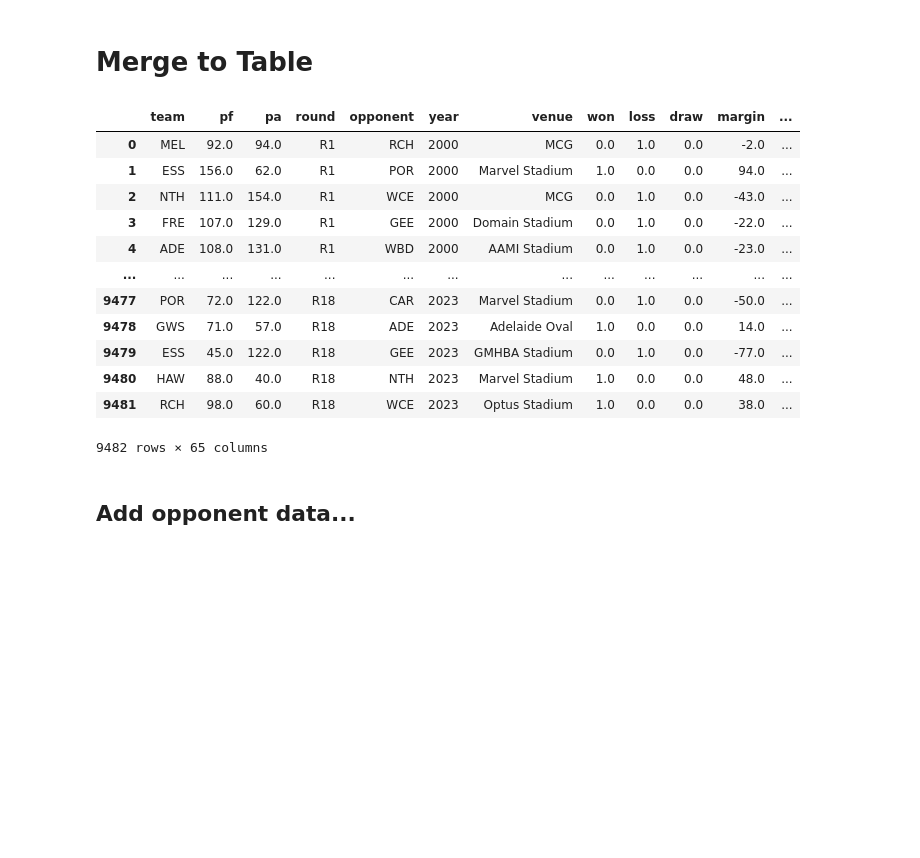
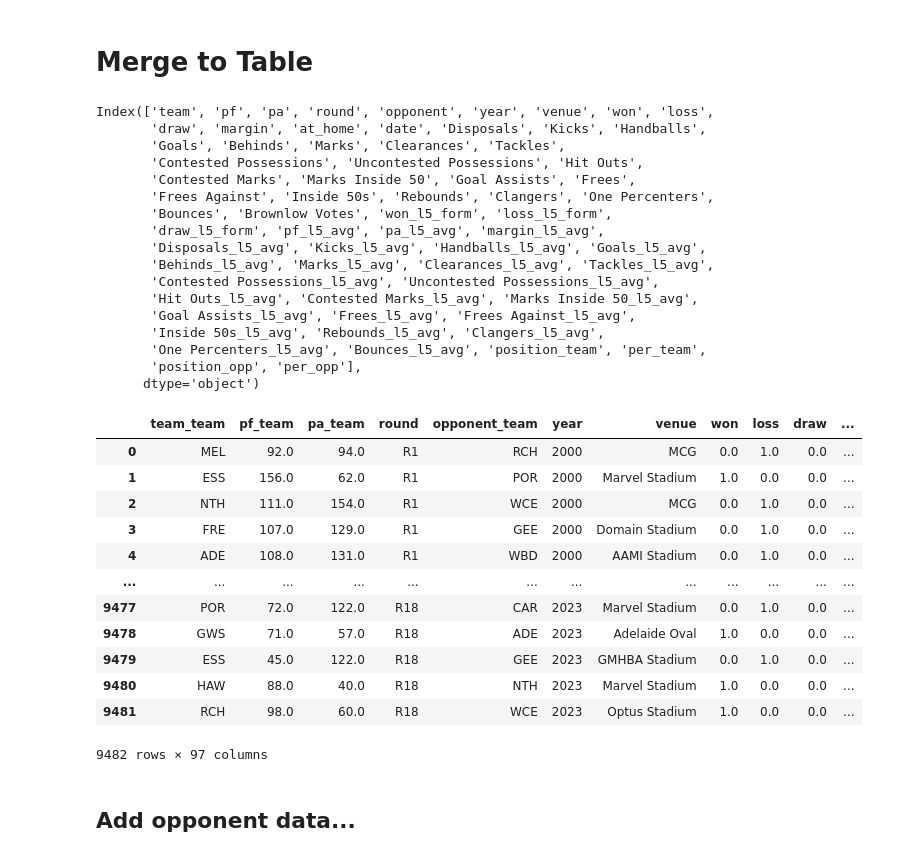
Before and after one commit to caseynator123/footyfootyfooty, a Jupyter notebook: data_wrangling/team_records.ipynb, the cells around one changed output. Cells and saved outputs as stored; diff of their text form; code cells hidden in the pictures; blank space fills up the shorter version.

```diff
--- a/data_wrangling/team_records.ipynb
+++ b/data_wrangling/team_records.ipynb
@@ -274,22 +274,60 @@ ladder['start_round'] =  ladder['round'].apply(lambda x: 'R'+str(int(x.split('R'
 team_stats = team_stats.merge(ladder[['year','team','start_round','position','per']],
                  left_on=['team','year','round'],right_on=['team','year','start_round'],
                              how='left')
+# %%
+team_stats = team_stats.merge(ladder[['year','team','start_round','position','per']],
+                 left_on=['opponent','year','round'],right_on=['team','year','start_round'],
+                             how='left',suffixes=['_team','_opp'])
+# %%
+team_stats = team_stats.rename(columns={'team_team':'team'}).drop(columns=['start_round_team','start_round_opp','team_opp'])
 # %%
-team_stats
+team_stats.columns
 # %% [output]
-|  | team | pf | pa | round | opponent | year | venue | won | loss | draw | margin | ... |
-| 0 | MEL | 92.0 | 94.0 | R1 | RCH | 2000 | MCG | 0.0 | 1.0 | 0.0 | -2.0 | ... |
-| 1 | ESS | 156.0 | 62.0 | R1 | POR | 2000 | Marvel Stadium | 1.0 | 0.0 | 0.0 | 94.0 | ... |
-| 2 | NTH | 111.0 | 154.0 | R1 | WCE | 2000 | MCG | 0.0 | 1.0 | 0.0 | -43.0 | ... |
-| 3 | FRE | 107.0 | 129.0 | R1 | GEE | 2000 | Domain Stadium | 0.0 | 1.0 | 0.0 | -22.0 | ... |
-| 4 | ADE | 108.0 | 131.0 | R1 | WBD | 2000 | AAMI Stadium | 0.0 | 1.0 | 0.0 | -23.0 | ... |
-| ... | ... | ... | ... | ... | ... | ... | ... | ... | ... | ... | ... | ... |
-| 9477 | POR | 72.0 | 122.0 | R18 | CAR | 2023 | Marvel Stadium | 0.0 | 1.0 | 0.0 | -50.0 | ... |
-| 9478 | GWS | 71.0 | 57.0 | R18 | ADE | 2023 | Adelaide Oval | 1.0 | 0.0 | 0.0 | 14.0 | ... |
-| 9479 | ESS | 45.0 | 122.0 | R18 | GEE | 2023 | GMHBA Stadium | 0.0 | 1.0 | 0.0 | -77.0 | ... |
-| 9480 | HAW | 88.0 | 40.0 | R18 | NTH | 2023 | Marvel Stadium | 1.0 | 0.0 | 0.0 | 48.0 | ... |
-| 9481 | RCH | 98.0 | 60.0 | R18 | WCE | 2023 | Optus Stadium | 1.0 | 0.0 | 0.0 | 38.0 | ... |
-9482 rows × 65 columns
+Index(['team', 'pf', 'pa', 'round', 'opponent', 'year', 'venue', 'won', 'loss',
+       'draw', 'margin', 'at_home', 'date', 'Disposals', 'Kicks', 'Handballs',
+       'Goals', 'Behinds', 'Marks', 'Clearances', 'Tackles',
+       'Contested Possessions', 'Uncontested Possessions', 'Hit Outs',
+       'Contested Marks', 'Marks Inside 50', 'Goal Assists', 'Frees',
+       'Frees Against', 'Inside 50s', 'Rebounds', 'Clangers', 'One Percenters',
+       'Bounces', 'Brownlow Votes', 'won_l5_form', 'loss_l5_form',
+       'draw_l5_form', 'pf_l5_avg', 'pa_l5_avg', 'margin_l5_avg',
+       'Disposals_l5_avg', 'Kicks_l5_avg', 'Handballs_l5_avg', 'Goals_l5_avg',
+       'Behinds_l5_avg', 'Marks_l5_avg', 'Clearances_l5_avg', 'Tackles_l5_avg',
+       'Contested Possessions_l5_avg', 'Uncontested Possessions_l5_avg',
+       'Hit Outs_l5_avg', 'Contested Marks_l5_avg', 'Marks Inside 50_l5_avg',
+       'Goal Assists_l5_avg', 'Frees_l5_avg', 'Frees Against_l5_avg',
+       'Inside 50s_l5_avg', 'Rebounds_l5_avg', 'Clangers_l5_avg',
+       'One Percenters_l5_avg', 'Bounces_l5_avg', 'position_team', 'per_team',
+       'position_opp', 'per_opp'],
+      dtype='object')
+# %%
+opp_stats = team_stats[['team', 'pf', 'pa', 'round', 'opponent','year','won_l5_form', 'loss_l5_form',
+       'draw_l5_form', 'pf_l5_avg', 'pa_l5_avg', 'margin_l5_avg',
+       'Disposals_l5_avg', 'Kicks_l5_avg', 'Handballs_l5_avg', 'Goals_l5_avg',
+       'Behinds_l5_avg', 'Marks_l5_avg', 'Clearances_l5_avg', 'Tackles_l5_avg',
+       'Contested Possessions_l5_avg', 'Uncontested Possessions_l5_avg',
+       'Hit Outs_l5_avg', 'Contested Marks_l5_avg', 'Marks Inside 50_l5_avg',
+       'Goal Assists_l5_avg', 'Frees_l5_avg', 'Frees Against_l5_avg',
+       'Inside 50s_l5_avg', 'Rebounds_l5_avg', 'Clangers_l5_avg',
+       'One Percenters_l5_avg', 'Bounces_l5_avg']]
+# %%
+team_stats.merge(opp_stats,
+                 left_on=['opponent','year','round'],right_on=['team','year','round'],
+                             how='left',suffixes=['_team','_opp'])
+# %% [output]
+|  | team_team | pf_team | pa_team | round | opponent_team | year | venue | won | loss | draw | ... |
+| 0 | MEL | 92.0 | 94.0 | R1 | RCH | 2000 | MCG | 0.0 | 1.0 | 0.0 | ... |
+| 1 | ESS | 156.0 | 62.0 | R1 | POR | 2000 | Marvel Stadium | 1.0 | 0.0 | 0.0 | ... |
+| 2 | NTH | 111.0 | 154.0 | R1 | WCE | 2000 | MCG | 0.0 | 1.0 | 0.0 | ... |
+| 3 | FRE | 107.0 | 129.0 | R1 | GEE | 2000 | Domain Stadium | 0.0 | 1.0 | 0.0 | ... |
+| 4 | ADE | 108.0 | 131.0 | R1 | WBD | 2000 | AAMI Stadium | 0.0 | 1.0 | 0.0 | ... |
+| ... | ... | ... | ... | ... | ... | ... | ... | ... | ... | ... | ... |
+| 9477 | POR | 72.0 | 122.0 | R18 | CAR | 2023 | Marvel Stadium | 0.0 | 1.0 | 0.0 | ... |
+| 9478 | GWS | 71.0 | 57.0 | R18 | ADE | 2023 | Adelaide Oval | 1.0 | 0.0 | 0.0 | ... |
+| 9479 | ESS | 45.0 | 122.0 | R18 | GEE | 2023 | GMHBA Stadium | 0.0 | 1.0 | 0.0 | ... |
+| 9480 | HAW | 88.0 | 40.0 | R18 | NTH | 2023 | Marvel Stadium | 1.0 | 0.0 | 0.0 | ... |
+| 9481 | RCH | 98.0 | 60.0 | R18 | WCE | 2023 | Optus Stadium | 1.0 | 0.0 | 0.0 | ... |
+9482 rows × 97 columns
 # %% [markdown]
 ## Add opponent data...
 # %%
```
Also changed, not shown: parts of 9 cells of this notebook, 3 other files.
